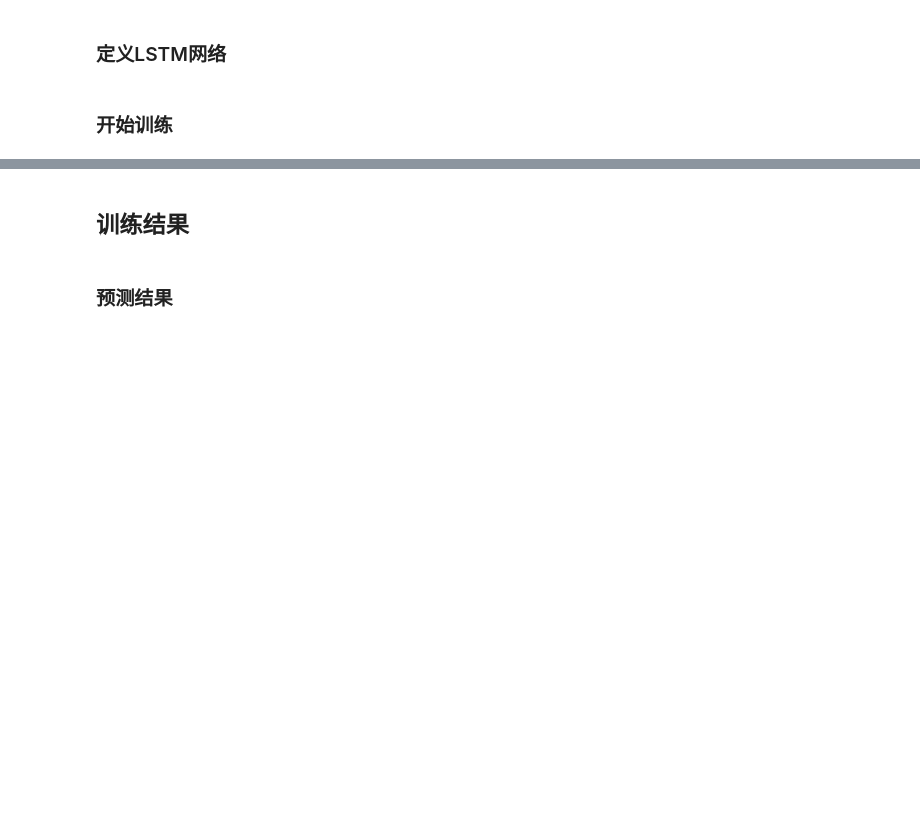
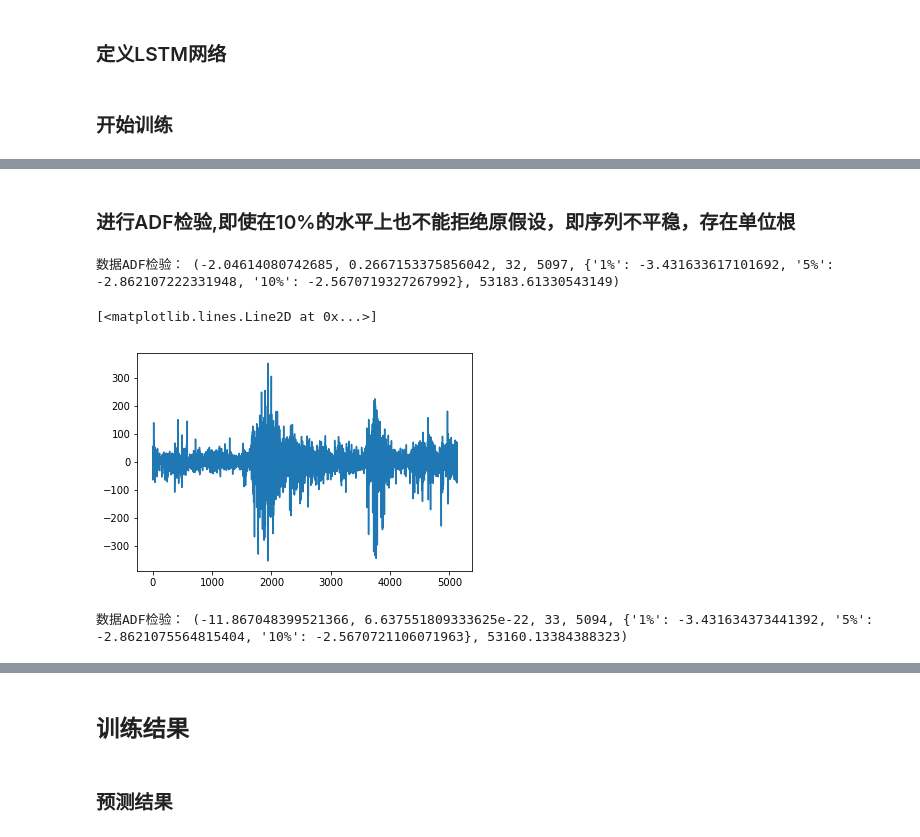
Before and after one commit to chaoers/stock-prediction, a Jupyter notebook: price-paddle.ipynb, the cells around one changed output, grey strips where cells are left out. Drawn from its saved outputs; the diff is of its cells as text; code cells hidden in the pictures; blank space fills up the shorter version.

```diff
--- a/price-paddle.ipynb
+++ b/price-paddle.ipynb
@@ -387,0 +418,11 @@ Final loss: [0.00097264]
+# %%
+
+# data_arma = np.log(data_pd['over'].values)
+data_arma = data_pd['over'].values
+# data_arma_diff = data_arma
+# data_arma_diff = np.diff(data_arma)[1:]
+# data_arma_diff = data_pd['over'].values
+# data_arma_diff = np.diff(data_pd['over'].values)[1:]
+
+
+plt.plot(data_arma)
@@ -387,0 +432,19 @@ Final loss: [0.00097264]
+# %% [markdown]
+### 进行ADF检验,即使在10%的水平上也不能拒绝原假设，即序列不平稳，存在单位根
+# %%
+# ADF检验，验证是否为平稳数据
+print('数据ADF检验：',sm.tsa.stattools.adfuller(data_arma))
+# %% [output]
+数据ADF检验： (-2.04614080742685, 0.2667153375856042, 32, 5097, {'1%': -3.431633617101692, '5%': -2.862107222331948, '10%': -2.5670719327267992}, 53183.61330543149)
+# %%
+data_arma_diff = np.diff(data_arma)[1:]
+
+plt.plot(data_arma_diff)
+# %% [output]
+[<matplotlib.lines.Line2D at 0x...>]
+[figure, added]
+# %%
+# ADF检验，验证是否为平稳数据
+print('数据ADF检验：',sm.tsa.stattools.adfuller(data_arma_diff))
+# %% [output]
+数据ADF检验： (-11.867048399521366, 6.637551809333625e-22, 33, 5094, {'1%': -3.431634373441392, '5%': -2.8621075564815404, '10%': -2.5670721106071963}, 53160.13384388323)
```
Also changed, not shown: parts of 28 cells of this notebook, 14 other files.
